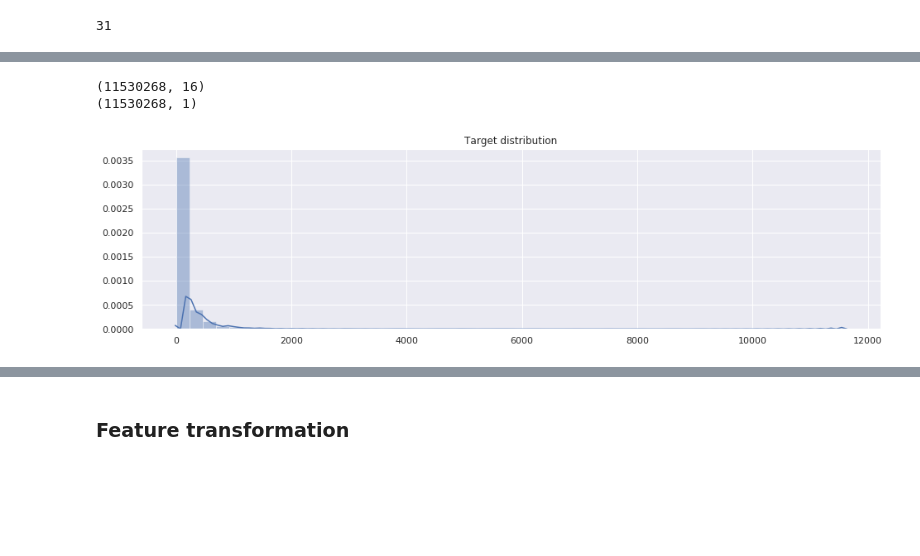
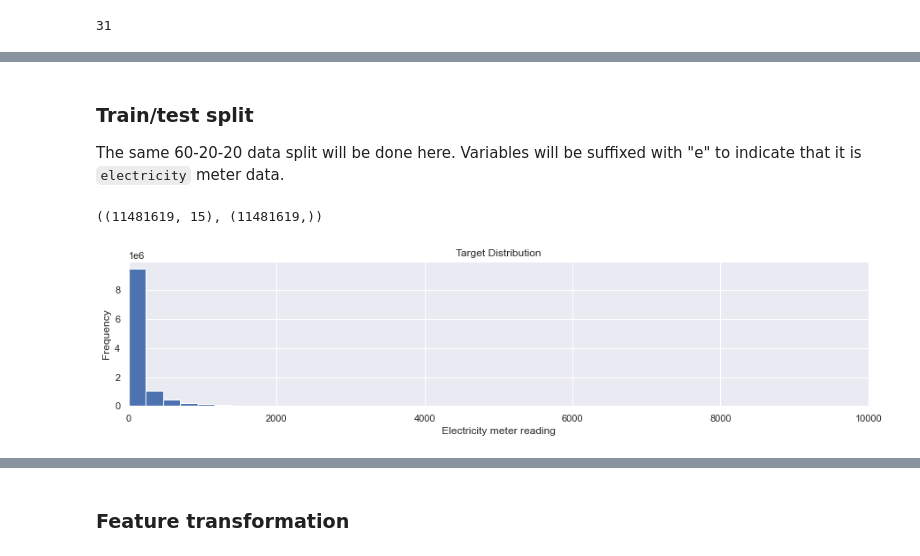
Before and after one commit to tri-bui/energy-predictor, a Jupyter notebook: notebooks/04-modeling.ipynb, the cells around one changed output, grey strips where cells are left out. Cells and saved outputs as stored; diff of their text form; code cells hidden in the pictures; blank space fills up the shorter version.

```diff
--- a/notebooks/04-modeling.ipynb
+++ b/notebooks/04-modeling.ipynb
@@ -137,14 +138,18 @@ memory usage: 1.1+ GB
+# %% [markdown]
+### Train/test split
+
+The same 60-20-20 data split will be done here. Variables will be suffixed with "e" to indicate that it is `electricity` meter data.
 # %%
-# Split data and target
-Xe = train_df[0].drop('meter_reading', axis=1).copy()
-ye = train_df[0][['meter_reading']].copy()
-print(Xe.shape)
-print(ye.shape)
+# Split features and target
+Xe = electricity.drop('meter_reading', axis=1).copy()
+ye = electricity['meter_reading'].copy()
+Xe.shape, ye.shape
 # %% [output]
-(11530268, 16)
-(11530268, 1)
+((11481619, 15), (11481619,))
-# %%
-sns.distplot(ye)
-plt.title('Target distribution');
-# %% [output]
-[figure, removed]
+# %%
+# Check the target distribution
+ye.plot(kind='hist', bins=50, title='Target Distribution', xlim=(0, 1e4))
+plt.xlabel('Electricity meter reading')
+plt.show()
+# %% [output]
+[figure, added]
```
Also changed, not shown: parts of 10 cells of this notebook, 1 other file.
